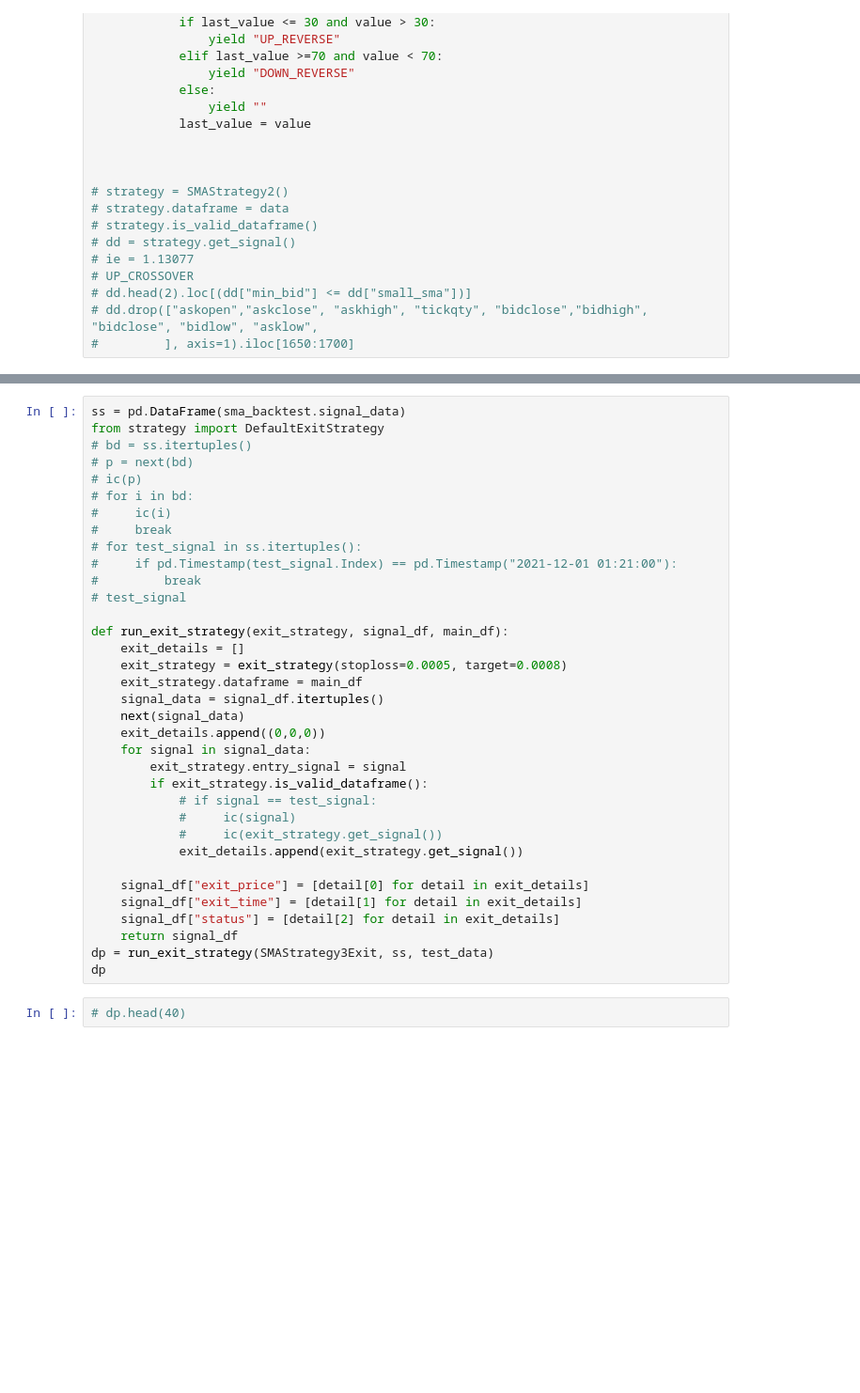
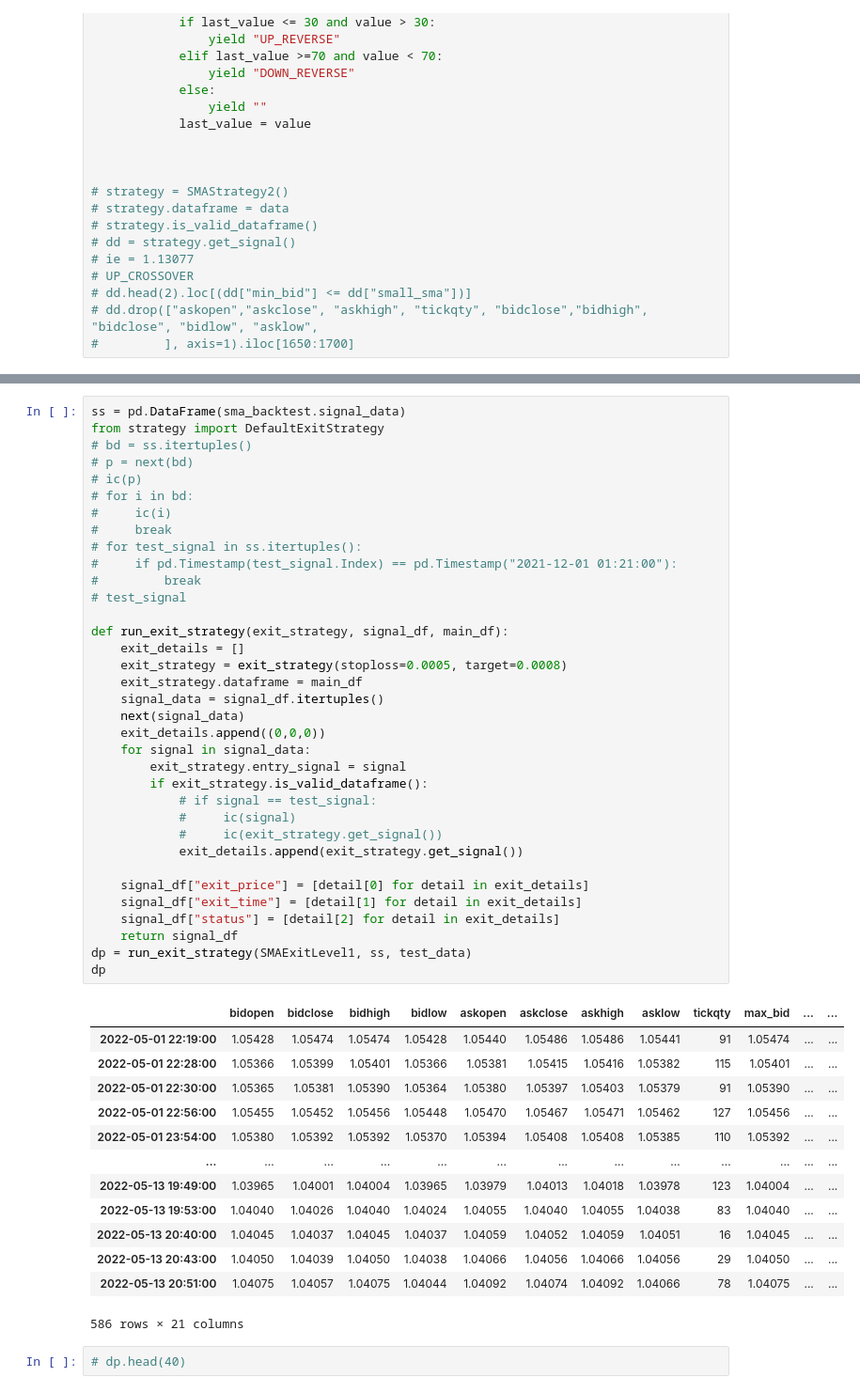
Before and after one commit to sonupal129/affinity, a Jupyter notebook: trading/algo_test.ipynb, the cells around one changed output, grey strips where cells are left out. Shown: that part at 94% size. Drawn from its saved outputs; the diff is of its cells as text; blank space fills up the shorter version.

```diff
--- a/algo_test.ipynb
+++ b/trading/algo_test.ipynb
@@ -670,34 +703,48 @@ from strategy import DefaultExitStrategy
 # p = next(bd)
 # ic(p)
 # for i in bd:
 #     ic(i)
 #     break
 # for test_signal in ss.itertuples():
 #     if pd.Timestamp(test_signal.Index) == pd.Timestamp("2021-12-01 01:21:00"):
 #         break
 # test_signal
 
 def run_exit_strategy(exit_strategy, signal_df, main_df):
     exit_details = []
     exit_strategy = exit_strategy(stoploss=0.0005, target=0.0008)
     exit_strategy.dataframe = main_df
     signal_data = signal_df.itertuples()
     next(signal_data)
     exit_details.append((0,0,0))
     for signal in signal_data:
         exit_strategy.entry_signal = signal
         if exit_strategy.is_valid_dataframe():
             # if signal == test_signal:
             #     ic(signal)
             #     ic(exit_strategy.get_signal())
             exit_details.append(exit_strategy.get_signal())
 
     signal_df["exit_price"] = [detail[0] for detail in exit_details]
     signal_df["exit_time"] = [detail[1] for detail in exit_details]
     signal_df["status"] = [detail[2] for detail in exit_details]
     return signal_df
-dp = run_exit_strategy(SMAStrategy3Exit, ss, test_data)
+dp = run_exit_strategy(SMAExitLevel1, ss, test_data)
 dp
+# %% [output]
+|  | bidopen | bidclose | bidhigh | bidlow | askopen | askclose | askhigh | asklow | tickqty | max_bid | ... | ... |
+| 2022-05-01 22:19:00 | 1.05428 | 1.05474 | 1.05474 | 1.05428 | 1.05440 | 1.05486 | 1.05486 | 1.05441 | 91 | 1.05474 | ... | ... |
+| 2022-05-01 22:28:00 | 1.05366 | 1.05399 | 1.05401 | 1.05366 | 1.05381 | 1.05415 | 1.05416 | 1.05382 | 115 | 1.05401 | ... | ... |
+| 2022-05-01 22:30:00 | 1.05365 | 1.05381 | 1.05390 | 1.05364 | 1.05380 | 1.05397 | 1.05403 | 1.05379 | 91 | 1.05390 | ... | ... |
+| 2022-05-01 22:56:00 | 1.05455 | 1.05452 | 1.05456 | 1.05448 | 1.05470 | 1.05467 | 1.05471 | 1.05462 | 127 | 1.05456 | ... | ... |
+| 2022-05-01 23:54:00 | 1.05380 | 1.05392 | 1.05392 | 1.05370 | 1.05394 | 1.05408 | 1.05408 | 1.05385 | 110 | 1.05392 | ... | ... |
+| ... | ... | ... | ... | ... | ... | ... | ... | ... | ... | ... | ... | ... |
+| 2022-05-13 19:49:00 | 1.03965 | 1.04001 | 1.04004 | 1.03965 | 1.03979 | 1.04013 | 1.04018 | 1.03978 | 123 | 1.04004 | ... | ... |
+| 2022-05-13 19:53:00 | 1.04040 | 1.04026 | 1.04040 | 1.04024 | 1.04055 | 1.04040 | 1.04055 | 1.04038 | 83 | 1.04040 | ... | ... |
+| 2022-05-13 20:40:00 | 1.04045 | 1.04037 | 1.04045 | 1.04037 | 1.04059 | 1.04052 | 1.04059 | 1.04051 | 16 | 1.04045 | ... | ... |
+| 2022-05-13 20:43:00 | 1.04050 | 1.04039 | 1.04050 | 1.04038 | 1.04066 | 1.04056 | 1.04066 | 1.04056 | 29 | 1.04050 | ... | ... |
+| 2022-05-13 20:51:00 | 1.04075 | 1.04057 | 1.04075 | 1.04044 | 1.04092 | 1.04074 | 1.04092 | 1.04066 | 78 | 1.04075 | ... | ... |
+586 rows × 21 columns
 # %%
 # dp.head(40)
 # %%
```
Also changed, not shown: parts of 15 cells of this notebook, 25 other files.
